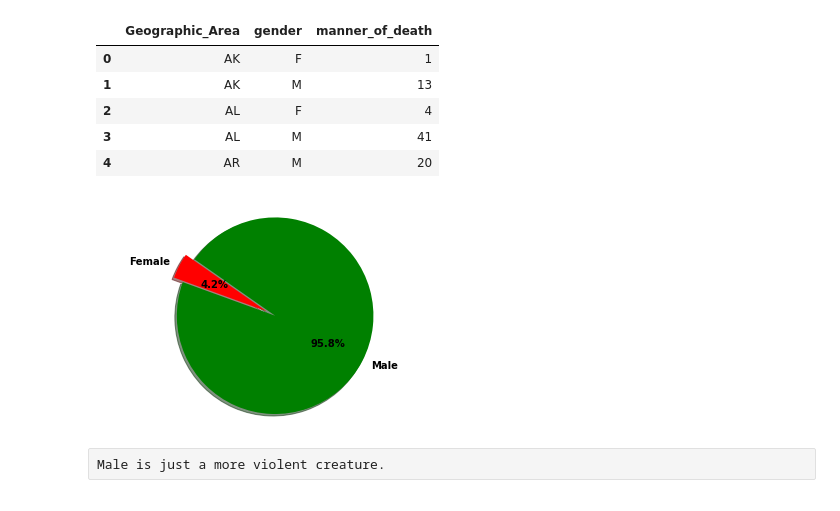
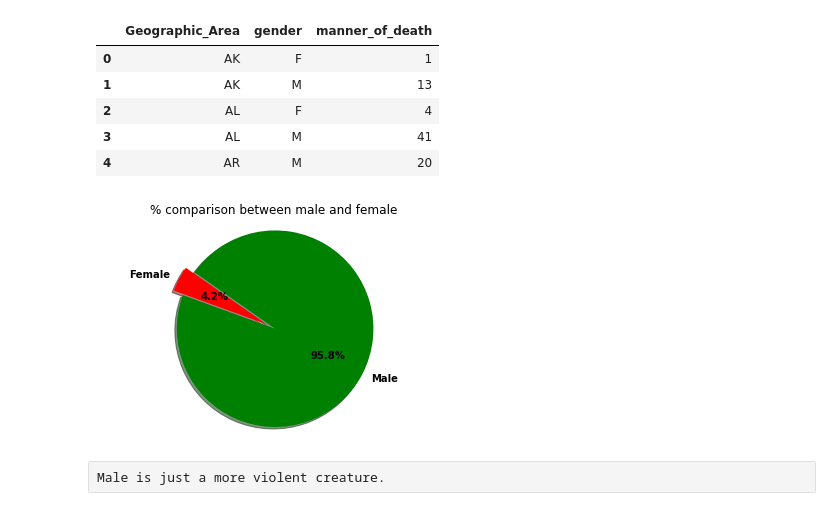
Before and after one commit to michaelzeng25/USA-shootings, a Jupyter notebook: USA shooting.ipynb, the cells around one changed output. Cells and saved outputs as stored; diff of their text form; code cells hidden in the pictures.

```diff
--- a/USA shooting.ipynb
+++ b/USA shooting.ipynb
@@ -397,19 +399,20 @@ death_by_gender.head()
 # %%
 total_death = death_by_gender['manner_of_death'].sum()
 total_F_death = death_by_gender.groupby(death_by_gender['gender']=='F')['manner_of_death'].sum()
 total_M_death = death_by_gender.groupby(death_by_gender['gender']=='M')['manner_of_death'].sum()
 
 labels = 'Female', 'Male'
 sizes = [total_F_death[1], total_M_death[1]]
 colors = ['red','green']
 explode=(0.1,0)
 
 plt.pie(sizes, explode=explode, labels=labels, colors=colors,
         autopct='%1.1f%%', shadow=True, startangle=145)
 plt.axis('equal')
+plt.title('% comparison between male and female')
 plt.show()
 # %% [output]
-[figure, old version]
+[figure, new version]
 # %% [raw]
 Male is just a more violent creature.
 # %% [raw]
```
Also changed, not shown: parts of 21 cells of this notebook.
